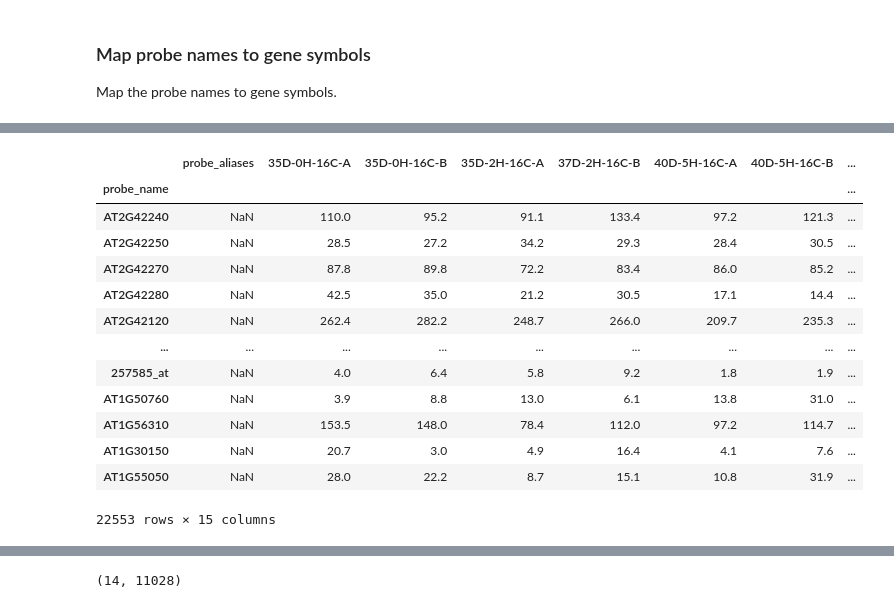
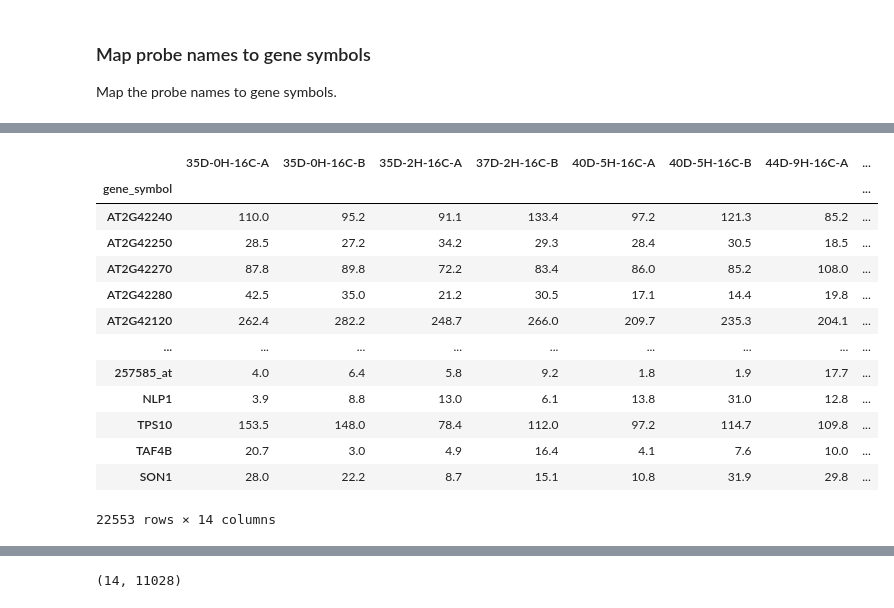
Before and after one commit to camilababo/BIONIC, a Jupyter notebook: input_files/data_pre_processing.ipynb, the cells around one changed output, grey strips where cells are left out. Cells and saved outputs as stored; diff of their text form; code cells hidden in the pictures.

```diff
--- a/input_files/data_pre_processing.ipynb
+++ b/input_files/data_pre_processing.ipynb
@@ -93,22 +140,22 @@ map_probes_to_genes('../outputs/test.csv', '../gene_mapping/gene_symbol_mapping.
 # %%
 #File Read
-df = pd.read_csv("../outputs/aliases_processed.csv", sep=',', index_col=0, header=0)
+df = pd.read_csv("../outputs/gene_symbol_processed.csv", sep=',', index_col=0, header=0)
 df
 # %% [output]
-|  | probe_aliases | 35D-0H-16C-A | 35D-0H-16C-B | 35D-2H-16C-A | 37D-2H-16C-B | 40D-5H-16C-A | 40D-5H-16C-B | ... |
-| probe_name |  |  |  |  |  |  |  | ... |
-| AT2G42240 | NaN | 110.0 | 95.2 | 91.1 | 133.4 | 97.2 | 121.3 | ... |
-| AT2G42250 | NaN | 28.5 | 27.2 | 34.2 | 29.3 | 28.4 | 30.5 | ... |
-| AT2G42270 | NaN | 87.8 | 89.8 | 72.2 | 83.4 | 86.0 | 85.2 | ... |
-| AT2G42280 | NaN | 42.5 | 35.0 | 21.2 | 30.5 | 17.1 | 14.4 | ... |
-| AT2G42120 | NaN | 262.4 | 282.2 | 248.7 | 266.0 | 209.7 | 235.3 | ... |
+|  | 35D-0H-16C-A | 35D-0H-16C-B | 35D-2H-16C-A | 37D-2H-16C-B | 40D-5H-16C-A | 40D-5H-16C-B | 44D-9H-16C-A | ... |
+| gene_symbol |  |  |  |  |  |  |  | ... |
+| AT2G42240 | 110.0 | 95.2 | 91.1 | 133.4 | 97.2 | 121.3 | 85.2 | ... |
+| AT2G42250 | 28.5 | 27.2 | 34.2 | 29.3 | 28.4 | 30.5 | 18.5 | ... |
+| AT2G42270 | 87.8 | 89.8 | 72.2 | 83.4 | 86.0 | 85.2 | 108.0 | ... |
+| AT2G42280 | 42.5 | 35.0 | 21.2 | 30.5 | 17.1 | 14.4 | 19.8 | ... |
+| AT2G42120 | 262.4 | 282.2 | 248.7 | 266.0 | 209.7 | 235.3 | 204.1 | ... |
 | ... | ... | ... | ... | ... | ... | ... | ... | ... |
-| 257585_at | NaN | 4.0 | 6.4 | 5.8 | 9.2 | 1.8 | 1.9 | ... |
-| AT1G50760 | NaN | 3.9 | 8.8 | 13.0 | 6.1 | 13.8 | 31.0 | ... |
-| AT1G56310 | NaN | 153.5 | 148.0 | 78.4 | 112.0 | 97.2 | 114.7 | ... |
-| AT1G30150 | NaN | 20.7 | 3.0 | 4.9 | 16.4 | 4.1 | 7.6 | ... |
-| AT1G55050 | NaN | 28.0 | 22.2 | 8.7 | 15.1 | 10.8 | 31.9 | ... |
+| 257585_at | 4.0 | 6.4 | 5.8 | 9.2 | 1.8 | 1.9 | 17.7 | ... |
+| NLP1 | 3.9 | 8.8 | 13.0 | 6.1 | 13.8 | 31.0 | 12.8 | ... |
+| TPS10 | 153.5 | 148.0 | 78.4 | 112.0 | 97.2 | 114.7 | 109.8 | ... |
+| TAF4B | 20.7 | 3.0 | 4.9 | 16.4 | 4.1 | 7.6 | 10.0 | ... |
+| SON1 | 28.0 | 22.2 | 8.7 | 15.1 | 10.8 | 31.9 | 29.8 | ... |
-22553 rows × 15 columns
+22553 rows × 14 columns
 # %%
 df.T
 # %% [output]
```
Also changed, not shown: parts of 7 cells of this notebook, 2 other files.
